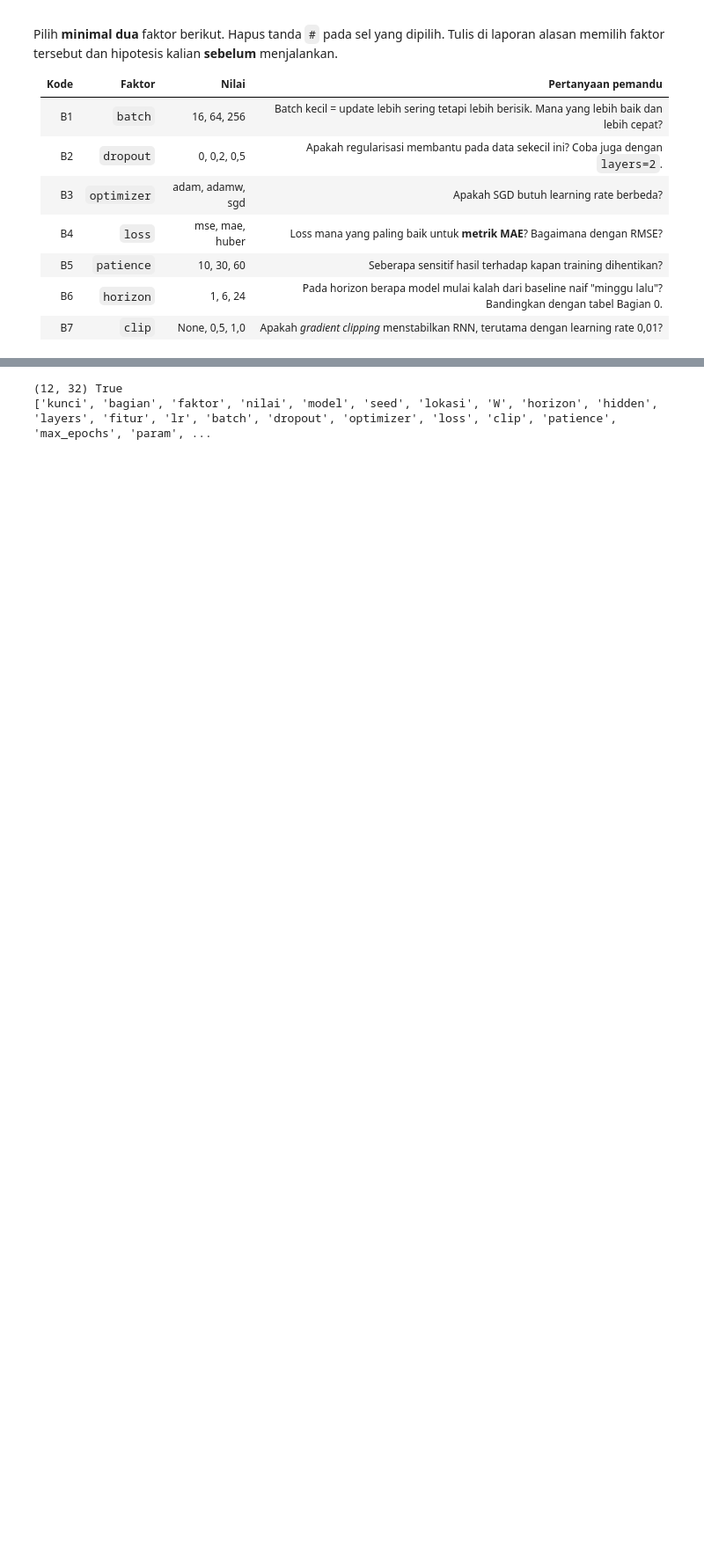
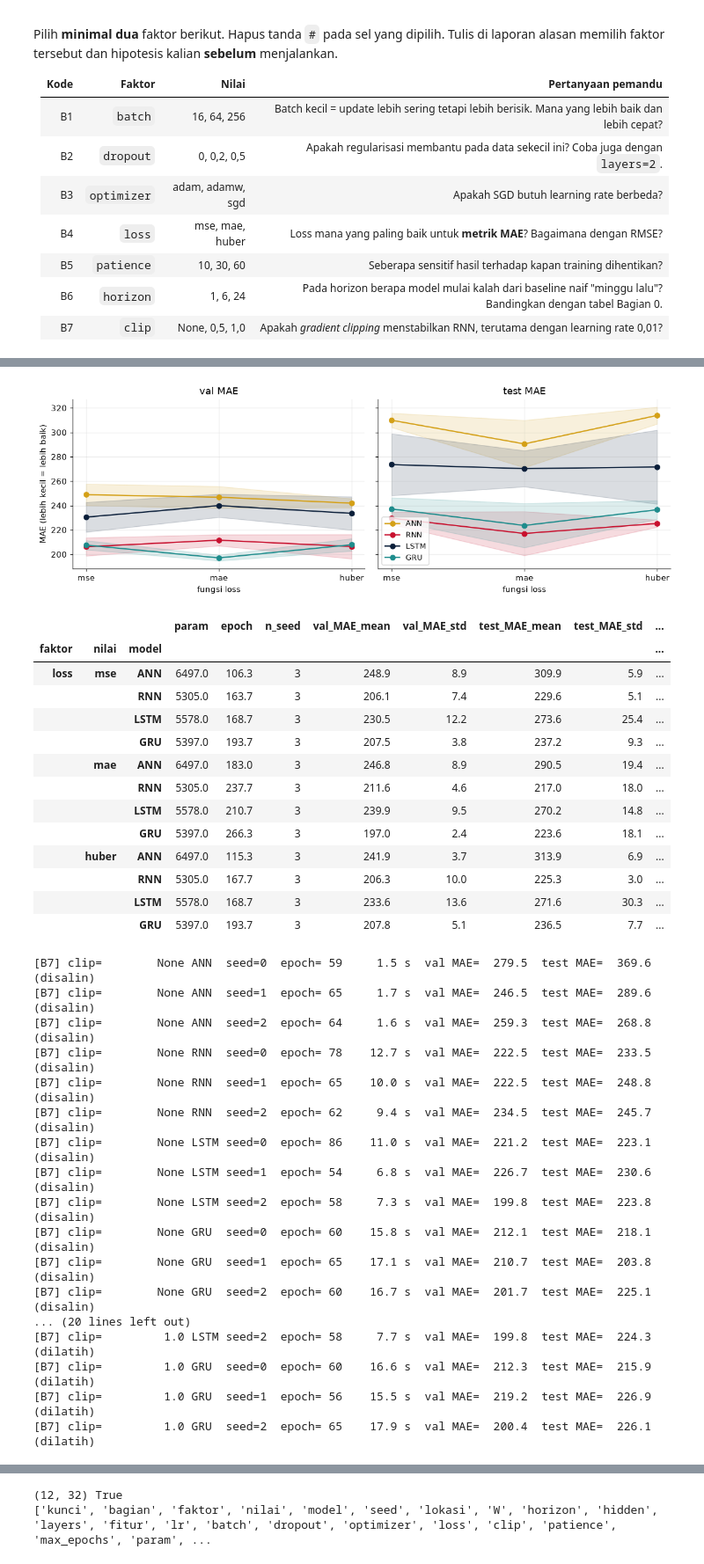
Before and after one commit to muhammad124400069-eng/Muhammad-Azriel-Patra, a Jupyter notebook: tugas_ablasi.ipynb, the cells around one changed output, grey strips where cells are left out. Shown at 88% size. Cells and saved outputs as stored; diff of their text form; code cells hidden in the pictures; blank space fills up the shorter version.

```diff
--- a/tugas_ablasi.ipynb
+++ b/tugas_ablasi.ipynb
@@ -704,7 +704,8 @@ Pilih **minimal dua** faktor berikut. Hapus tanda `#` pada sel yang dipilih. Tul
 # b1 = jalankan("B1", "batch", [16, 64, 256]);              plot_faktor(b1, "batch size", simpan="B1_batch.png");     display(ringkas(b1))
 # b2 = jalankan("B2", "dropout", [0.0, 0.2, 0.5]);           plot_faktor(b2, "dropout", simpan="B2_dropout.png");      display(ringkas(b2))
 # b3 = jalankan("B3", "optimizer", ["adam", "adamw", "sgd"]); plot_faktor(b3, "optimizer", simpan="B3_optimizer.png"); display(ringkas(b3))
-# b4 = jalankan("B4", "loss", ["mse", "mae", "huber"]);       plot_faktor(b4, "fungsi loss", simpan="B4_loss.png");    display(ringkas(b4))
+b4 = jalankan("B4", "loss", ["mse", "mae", "huber"]);       plot_faktor(b4, "fungsi loss", simpan="B4_loss.png");    display(ringkas(b4))
 # b5 = jalankan("B5", "patience", [10, 30, 60]);              plot_faktor(b5, "patience", simpan="B5_patience.png");   display(ringkas(b5))
 # b6 = jalankan("B6", "horizon", [1, 6, 24]);                 plot_faktor(b6, "horizon (jam)", simpan="B6_horizon.png"); display(ringkas(b6))
-# b7 = jalankan("B7", "clip", [None, 0.5, 1.0], lr=1e-2);     plot_faktor(b7, "clip (lr = 0,01)", simpan="B7_clip.png"); display(ringkas(b7))
+b7 = jalankan("B7", "clip", [None, 0.5, 1.0], lr=1e-2);     plot_faktor(b7, "clip (lr = 0,01)", simpan="B7_clip.png"); display(ringkas(b7))
+# %% [output]
@@ -710,0 +729,32 @@ Pilih **minimal dua** faktor berikut. Hapus tanda `#` pada sel yang dipilih. Tul
+[figure, added]
+|  |  |  | param | epoch | n_seed | val_MAE_mean | val_MAE_std | test_MAE_mean | test_MAE_std | ... |
+| faktor | nilai | model |  |  |  |  |  |  |  | ... |
+| loss | mse | ANN | 6497.0 | 106.3 | 3 | 248.9 | 8.9 | 309.9 | 5.9 | ... |
+|  |  | RNN | 5305.0 | 163.7 | 3 | 206.1 | 7.4 | 229.6 | 5.1 | ... |
+|  |  | LSTM | 5578.0 | 168.7 | 3 | 230.5 | 12.2 | 273.6 | 25.4 | ... |
+|  |  | GRU | 5397.0 | 193.7 | 3 | 207.5 | 3.8 | 237.2 | 9.3 | ... |
+|  | mae | ANN | 6497.0 | 183.0 | 3 | 246.8 | 8.9 | 290.5 | 19.4 | ... |
+|  |  | RNN | 5305.0 | 237.7 | 3 | 211.6 | 4.6 | 217.0 | 18.0 | ... |
+|  |  | LSTM | 5578.0 | 210.7 | 3 | 239.9 | 9.5 | 270.2 | 14.8 | ... |
+|  |  | GRU | 5397.0 | 266.3 | 3 | 197.0 | 2.4 | 223.6 | 18.1 | ... |
+|  | huber | ANN | 6497.0 | 115.3 | 3 | 241.9 | 3.7 | 313.9 | 6.9 | ... |
+|  |  | RNN | 5305.0 | 167.7 | 3 | 206.3 | 10.0 | 225.3 | 3.0 | ... |
+|  |  | LSTM | 5578.0 | 168.7 | 3 | 233.6 | 13.6 | 271.6 | 30.3 | ... |
+|  |  | GRU | 5397.0 | 193.7 | 3 | 207.8 | 5.1 | 236.5 | 7.7 | ... |
+[B7] clip=        None ANN  seed=0  epoch= 59     1.5 s  val MAE=  279.5  test MAE=  369.6  (disalin)
+[B7] clip=        None ANN  seed=1  epoch= 65     1.7 s  val MAE=  246.5  test MAE=  289.6  (disalin)
+[B7] clip=        None ANN  seed=2  epoch= 64     1.6 s  val MAE=  259.3  test MAE=  268.8  (disalin)
+[B7] clip=        None RNN  seed=0  epoch= 78    12.7 s  val MAE=  222.5  test MAE=  233.5  (disalin)
+[B7] clip=        None RNN  seed=1  epoch= 65    10.0 s  val MAE=  222.5  test MAE=  248.8  (disalin)
+[B7] clip=        None RNN  seed=2  epoch= 62     9.4 s  val MAE=  234.5  test MAE=  245.7  (disalin)
+[B7] clip=        None LSTM seed=0  epoch= 86    11.0 s  val MAE=  221.2  test MAE=  223.1  (disalin)
+[B7] clip=        None LSTM seed=1  epoch= 54     6.8 s  val MAE=  226.7  test MAE=  230.6  (disalin)
+[B7] clip=        None LSTM seed=2  epoch= 58     7.3 s  val MAE=  199.8  test MAE=  223.8  (disalin)
+[B7] clip=        None GRU  seed=0  epoch= 60    15.8 s  val MAE=  212.1  test MAE=  218.1  (disalin)
+[B7] clip=        None GRU  seed=1  epoch= 65    17.1 s  val MAE=  210.7  test MAE=  203.8  (disalin)
+[B7] clip=        None GRU  seed=2  epoch= 60    16.7 s  val MAE=  201.7  test MAE=  225.1  (disalin)
+... (20 lines left out)
+[B7] clip=         1.0 LSTM seed=2  epoch= 58     7.7 s  val MAE=  199.8  test MAE=  224.3  (dilatih)
+[B7] clip=         1.0 GRU  seed=0  epoch= 60    16.6 s  val MAE=  212.3  test MAE=  215.9  (dilatih)
+[B7] clip=         1.0 GRU  seed=1  epoch= 56    15.5 s  val MAE=  219.2  test MAE=  226.9  (dilatih)
+[B7] clip=         1.0 GRU  seed=2  epoch= 65    17.9 s  val MAE=  200.4  test MAE=  226.1  (dilatih)
```
Also changed, not shown: parts of 1 cell of this notebook, 3 other files.
